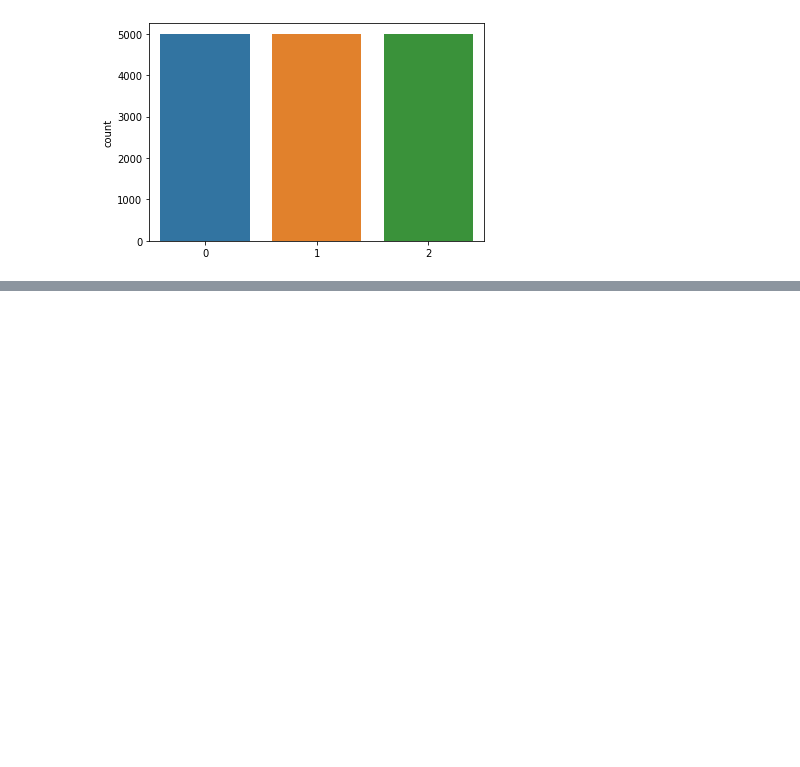
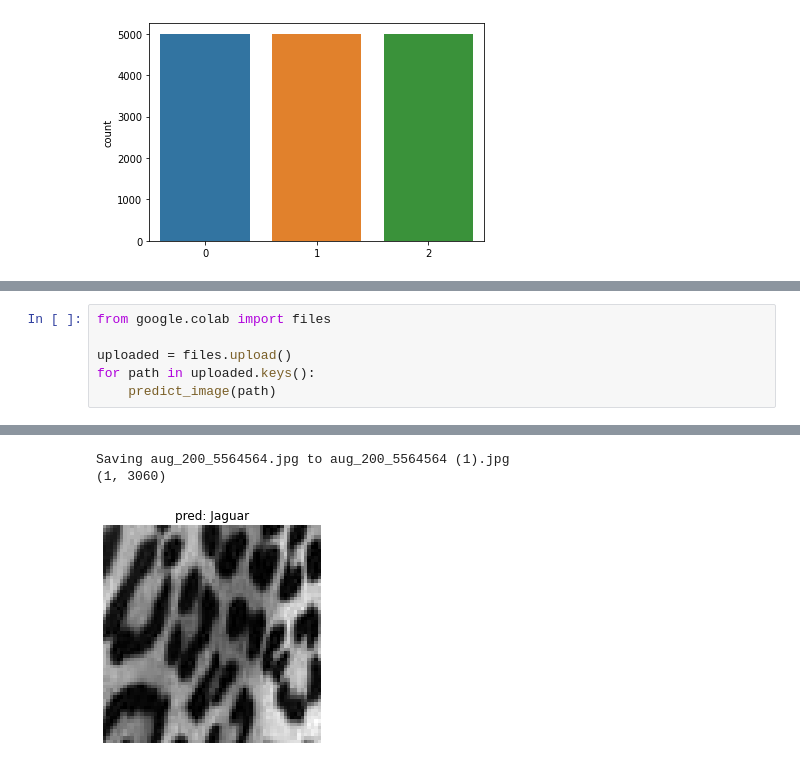
Before and after one commit to fernandapratama/Big_Cats_Classification_Based_on_Body_Covering, a Jupyter notebook: SVM/PHOG_SVM.ipynb, the cells around one changed output, grey strips where cells are left out. Drawn from its saved outputs; the diff is of its cells as text; blank space fills up the shorter version.

```diff
--- a/SVM/PHOG_SVM.ipynb
+++ b/SVM/PHOG_SVM.ipynb
@@ -403,0 +388,7 @@ Negative Predictive Value: 0.9499
+# %%
+from google.colab import files
+
+uploaded = files.upload()
+for path in uploaded.keys():
+    predict_image(path)
+# %% [output]
@@ -403,0 +396,3 @@ Negative Predictive Value: 0.9499
+Saving aug_200_5564564.jpg to aug_200_5564564 (1).jpg
+(1, 3060)
+[figure, added]
```
Also changed, not shown: parts of 22 cells of this notebook.
